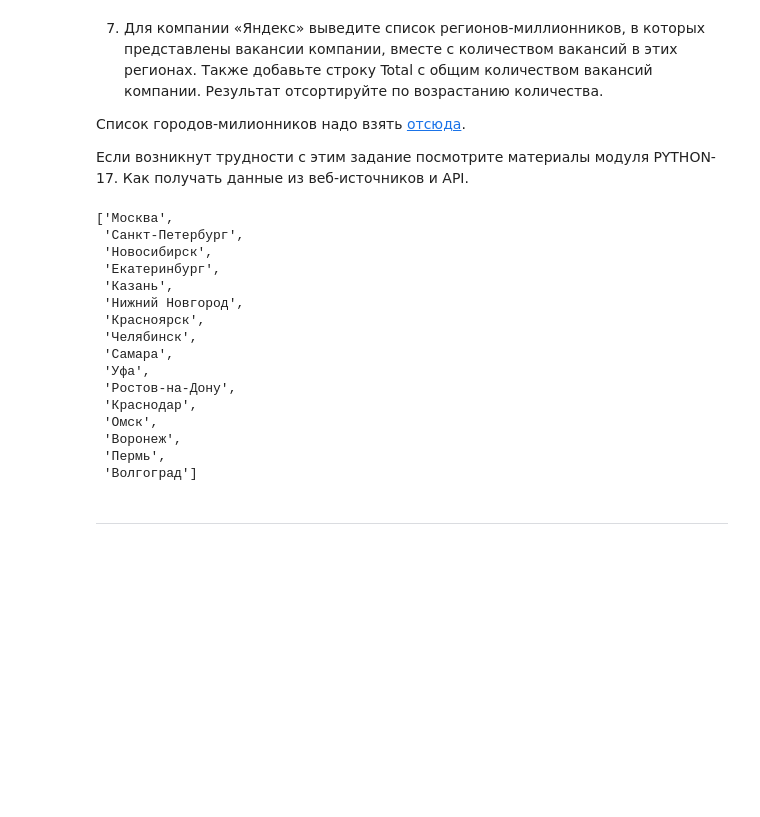
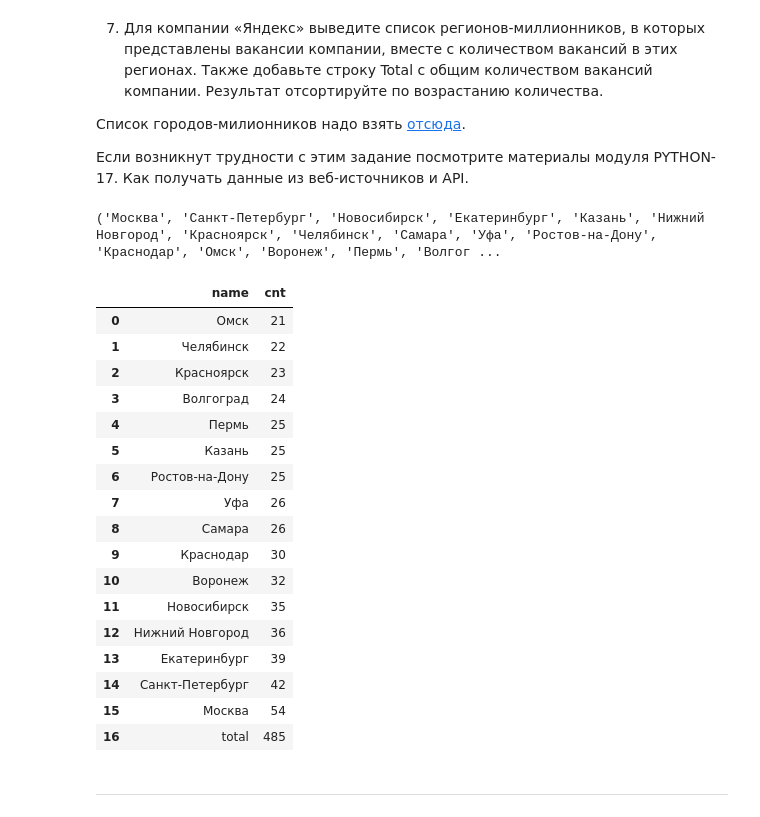
Before and after one commit to Karayushii/Skillfactory_DST, a Jupyter notebook: project_2/Project_2_Ноутбук_шаблон.ipynb, the cells around one changed output. Cells and saved outputs as stored; diff of their text form; code cells hidden in the pictures; blank space fills up the shorter version.

```diff
--- a/project_2/Project_2_Ноутбук_шаблон.ipynb
+++ b/project_2/Project_2_Ноутбук_шаблон.ipynb
@@ -284,29 +333,52 @@ for i in cities:
         continue
     else:
         cities_2.append(i.find('a').text)
-million_cities = cities_2[1:17]
-pprint(million_cities)
+million_cities = tuple(cities_2[1:17])
+print(million_cities)
 # %% [output]
-['Москва',
- 'Санкт-Петербург',
- 'Новосибирск',
- 'Екатеринбург',
- 'Казань',
- 'Нижний Новгород',
- 'Красноярск',
- 'Челябинск',
- 'Самара',
- 'Уфа',
- 'Ростов-на-Дону',
- 'Краснодар',
- 'Омск',
- 'Воронеж',
- 'Пермь',
- 'Волгоград']
+('Москва', 'Санкт-Петербург', 'Новосибирск', 'Екатеринбург', 'Казань', 'Нижний Новгород', 'Красноярск', 'Челябинск', 'Самара', 'Уфа', 'Ростов-на-Дону', 'Краснодар', 'Омск', 'Воронеж', 'Пермь', 'Волгог ...
 # %%
-# текст запроса
+query_5_7 = f'''(select
+a.name,
+count(v.name) cnt
+from vacancies v
+join employers e on e.id = v.employer_id
+join areas a on v.area_id = a.id
+where e.name = 'Яндекс' and a.name in {million_cities}
+group by a.name)
+union
+(select
+'total',
+count(v.name)
+from vacancies v
+join employers e on e.id = v.employer_id
+join areas a on v.area_id = a.id
+where e.name = 'Яндекс' and a.name in ('Москва', 'Санкт-Петербург', 'Новосибирск', 'Екатеринбург', 'Казань', 'Нижний Новгород', 'Красноярск', 'Челябинск', 'Самара', 'Уфа', 'Ростов-на-Дону', 'Краснодар', 'Омск', 'Воронеж', 'Пермь', 'Волгоград')
+)
+order by cnt
+'''
 # %%
-# результат запроса
+df  =  pd. read_sql_query(query_5_7,connection)
+df
+# %% [output]
+|  | name | cnt |
+| 0 | Омск | 21 |
+| 1 | Челябинск | 22 |
+| 2 | Красноярск | 23 |
+| 3 | Волгоград | 24 |
+| 4 | Пермь | 25 |
+| 5 | Казань | 25 |
+| 6 | Ростов-на-Дону | 25 |
+| 7 | Уфа | 26 |
+| 8 | Самара | 26 |
+| 9 | Краснодар | 30 |
+| 10 | Воронеж | 32 |
+| 11 | Новосибирск | 35 |
+| 12 | Нижний Новгород | 36 |
+| 13 | Екатеринбург | 39 |
+| 14 | Санкт-Петербург | 42 |
+| 15 | Москва | 54 |
+| 16 | total | 485 |
 # %% [markdown]
 ***
 # %%
```
Also changed, not shown: parts of 13 cells of this notebook.
